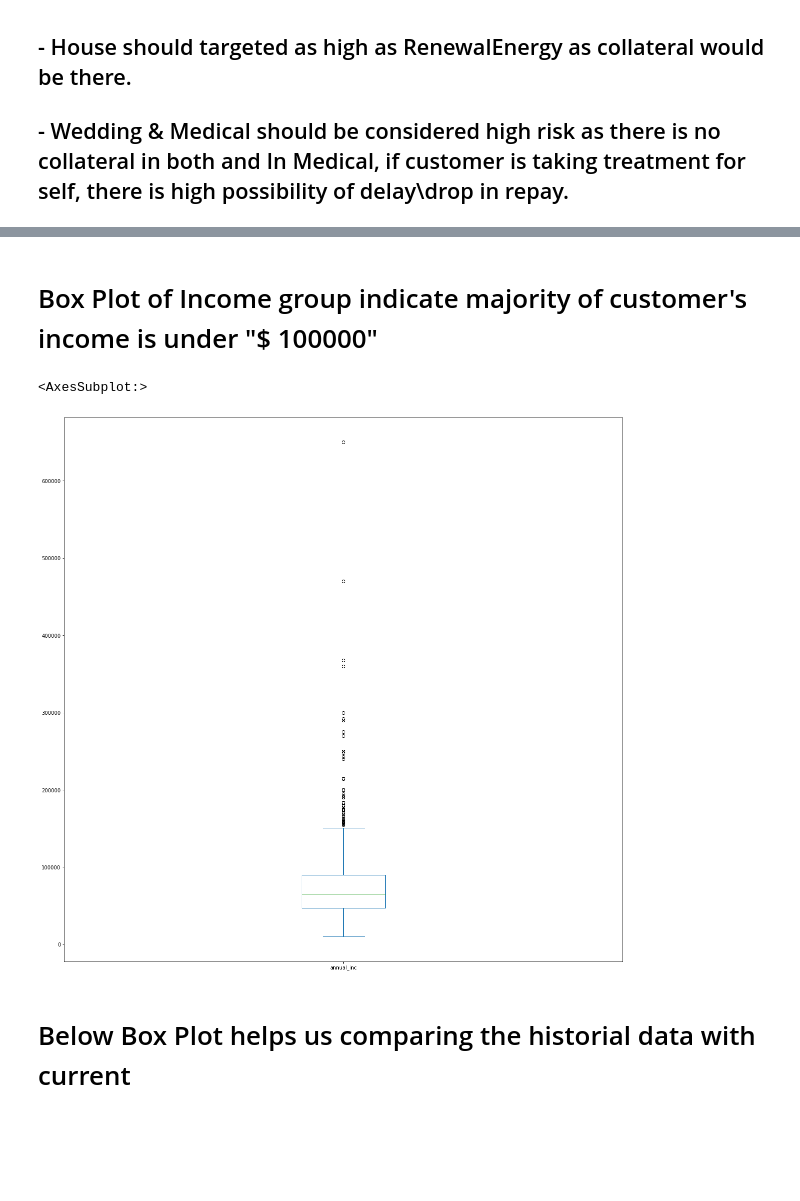
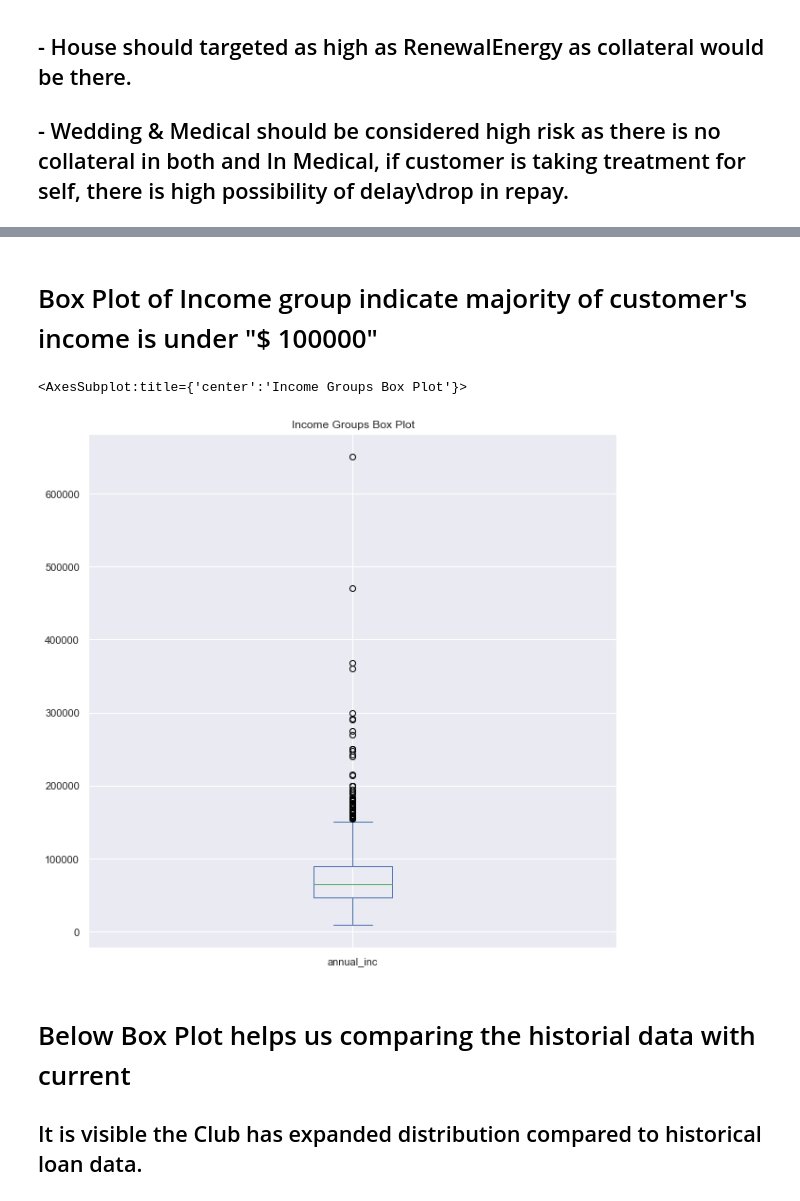
Before and after one commit to sameepmishra/LendingCludCaseStudy, a Jupyter notebook: LendingClubCaseStudy.ipynb, the cells around one changed output, grey strips where cells are left out. Drawn from its saved outputs; the diff is of its cells as text; code cells hidden in the pictures; blank space fills up the shorter version.

```diff
--- a/LendingClubCaseStudy.ipynb
+++ b/LendingClubCaseStudy.ipynb
@@ -5,7 +5,7 @@ import numpy as np #Math library
 import seaborn as sns #Graph library that use matplot in background
 import matplotlib.pyplot as plt #to plot some parameters in seaborn
 
-plt.rcParams["figure.figsize"]=20,20 #This to increase the visual output screensize.
+plt.rcParams["figure.figsize"]=15,15 #This to increase the visual output screensize.
 # %%
 #Importing the data
 RawData = pd.read_csv("loan.csv",index_col=0)
@@ -242,12 +241,13 @@ Text(0, 0.5, 'Amount Invested')
-# %% [markdown]
-# Box Plot of Income group indicate majority of customer's income is under "$ 100000"
+# %% [markdown]
+# Box Plot of Income group indicate majority of customer's income is under "$ 100000"
 # %%
-# Creating Box plot to understand the income group available
+# Creating Box plot to get the Income groups available
 
-RawData_Current_filter["annual_inc"].plot.box()
+RawData_Current_filter["annual_inc"].plot.box(title='Income Groups Box Plot', figsize=(10,10))
 # %% [output]
-<AxesSubplot:>
+<AxesSubplot:title={'center':'Income Groups Box Plot'}>
-[figure, old version]
+[figure, new version]
 # %% [markdown]
 # Below Box Plot helps us comparing the historial data with current
+## It is visible the Club has expanded distribution compared to historical loan data.
 # %%
```
Also changed, not shown: parts of 13 cells of this notebook.
